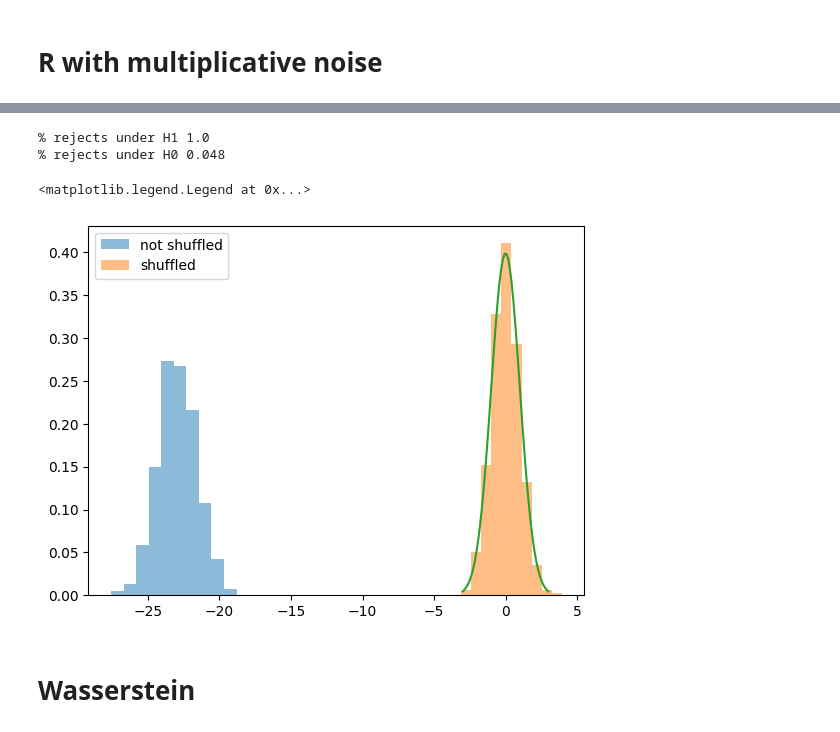
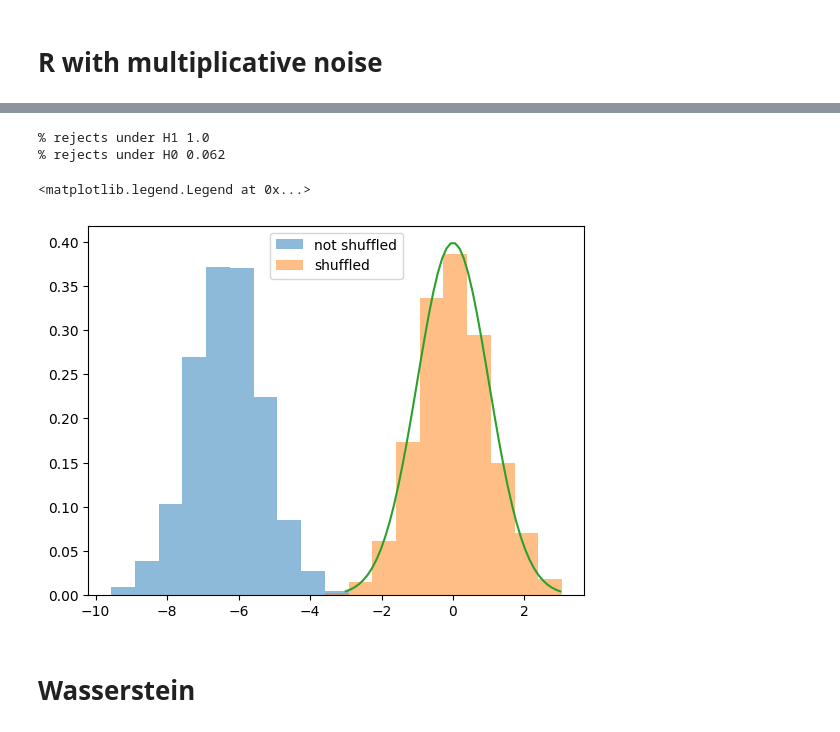
Before and after one commit to matthieubulte/GAR, a Jupyter notebook: ar(1)_dists.ipynb, the cells around one changed output, grey strips where cells are left out. Saved outputs shown, nothing was run; the diff lists cells and outputs as text; code cells hidden in the pictures.

```diff
--- a/ar(1)_dists.ipynb
+++ b/ar(1)_dists.ipynb
@@ -33,8 +92,11 @@ def sim_mul(N, theta, sig, mu):
 # %%
 res = np.zeros((1000, 4))
-theta = 0.65
+
+mu = 1.5
+theta = 0.2
+
 N = 1_000
-B = 1_000
+B = 500
 
 def bootstrap_mu_sig(x, B):
     # DIRECT ESTIMATION - check this a bit more
@@ -54,39 +116,42 @@ def bootstrap_mu_sig(x, B):
     bootstrap = np.zeros(B)
     for b in range(B):
         permed = np.random.permutation(x)
-        bootstrap[b] = np.mean(np.abs(np.diff(permed)))
+        # bootstrap[b] = np.mean(np.abs(np.diff(permed)))
+        bootstrap[b] = np.mean(np.power(np.diff(permed), 2))
 
     sig_hat = np.sqrt(bootstrap.var())
     mu_hat = bootstrap.mean()
 
     return mu_hat, sig_hat
 
 for i in tqdm(range(res.shape[0])):
     x = sim_mul(N, theta, 0.13, mu)
 
-    res[i,0] = np.mean(np.abs(np.diff(x)))
+    # res[i,0] = np.mean(np.abs(np.diff(x)))
+    res[i,0] = np.mean(np.power(np.diff(x), 2))
 
     permed = np.random.permutation(x)
-    res[i,1] =  np.mean(np.abs(np.diff(permed)))
+    # res[i,1] =  np.mean(np.abs(np.diff(permed)))
+    res[i,1] = np.mean(np.power(np.diff(permed), 2))
 
     mu_hat, sig_hat = bootstrap_mu_sig(x, B)
     res[i, 2] = mu_hat
     res[i, 3] = sig_hat
 
 plt.hist((res[:, 0] - res[:, 2]) / res[:, 3], label='not shuffled', alpha=0.5, density=True)
 plt.hist((res[:, 1] - res[:, 2]) / res[:, 3], label='shuffled', alpha=0.5, density=True)
 
 _x = np.linspace(-3, 3)
 plt.plot(_x, norm.pdf(_x))
 
 print("% rejects under H1", (np.abs((res[:, 0] - res[:, 2]) / res[:, 3]) > norm.ppf(0.975)).mean())
 print("% rejects under H0", (np.abs((res[:, 1] - res[:, 2]) / res[:, 3]) > norm.ppf(0.975)).mean())
 
 plt.legend()
 # %% [output]
 % rejects under H1 1.0
-% rejects under H0 0.048
+% rejects under H0 0.062
 <matplotlib.legend.Legend at 0x...>
-[figure, old version]
+[figure, new version]
 # %% [markdown]
 # Wasserstein
```
Also changed, not shown: parts of 6 cells of this notebook, 1 other file.
